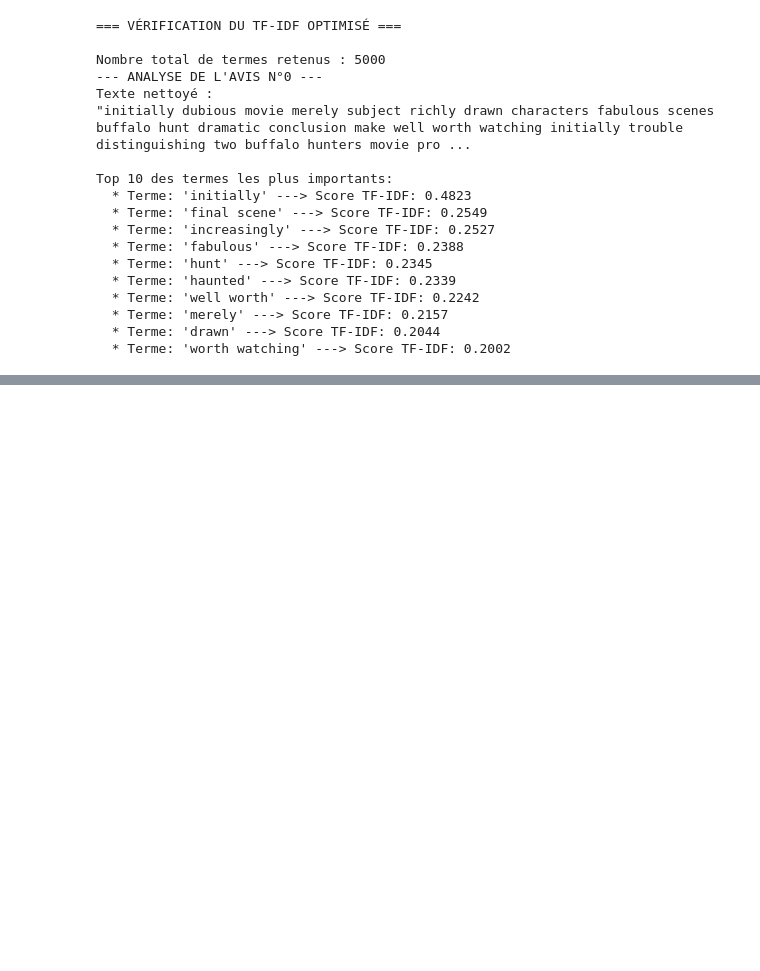
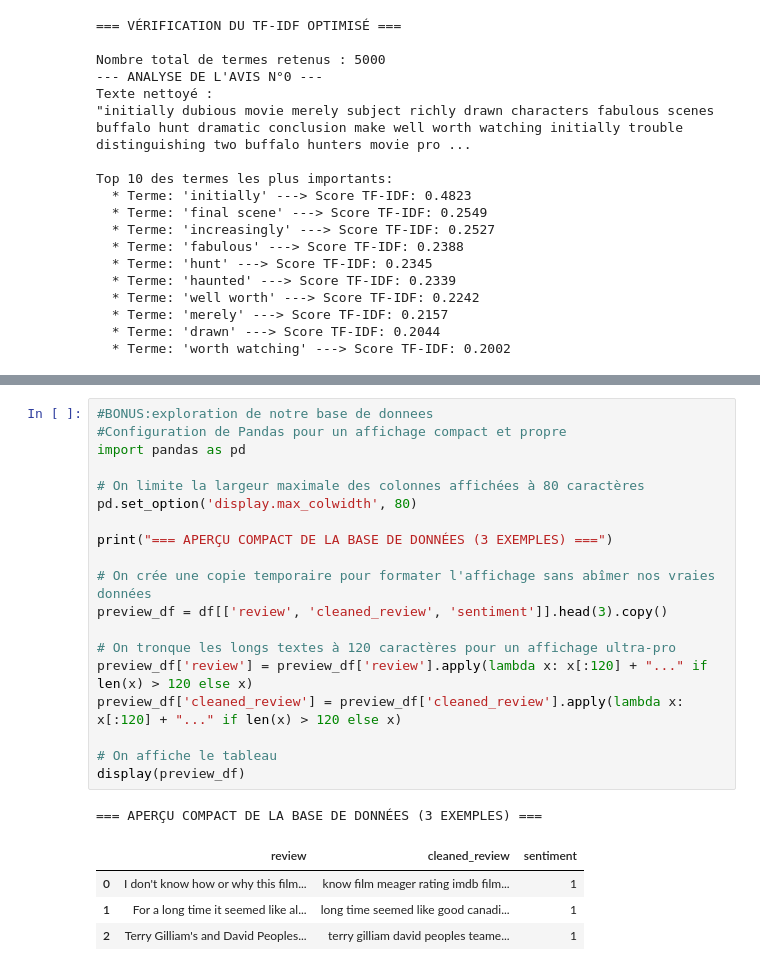
Before and after one commit to pmlade23-droid/Analyse-Sentiment-IMDb., a Jupyter notebook: projet.ipynb, the cells around one changed output, grey strips where cells are left out. Cells and saved outputs as stored; diff of their text form; blank space fills up the shorter version.

```diff
--- a/projet.ipynb
+++ b/projet.ipynb
@@ -334,0 +280,25 @@ looking forward seeing bruce willis especially since remember mesmerised origina
+# %%
+#BONUS:exploration de notre base de donnees
+#Configuration de Pandas pour un affichage compact et propre
+import pandas as pd
+
+# On limite la largeur maximale des colonnes affichées à 80 caractères
+pd.set_option('display.max_colwidth', 80)
+
+print("=== APERÇU COMPACT DE LA BASE DE DONNÉES (3 EXEMPLES) ===")
+
+# On crée une copie temporaire pour formater l'affichage sans abîmer nos vraies données
+preview_df = df[['review', 'cleaned_review', 'sentiment']].head(3).copy()
+
+# On tronque les longs textes à 120 caractères pour un affichage ultra-pro
+preview_df['review'] = preview_df['review'].apply(lambda x: x[:120] + "..." if len(x) > 120 else x)
+preview_df['cleaned_review'] = preview_df['cleaned_review'].apply(lambda x: x[:120] + "..." if len(x) > 120 else x)
+
+# On affiche le tableau
+display(preview_df)
+# %% [output]
+=== APERÇU COMPACT DE LA BASE DE DONNÉES (3 EXEMPLES) ===
+|  | review | cleaned_review | sentiment |
+| 0 | I don't know how or why this film... | know film meager rating imdb film... | 1 |
+| 1 | For a long time it seemed like al... | long time seemed like good canadi... | 1 |
+| 2 | Terry Gilliam's and David Peoples... | terry gilliam david peoples teame... | 1 |
```
Also changed, not shown: parts of 5 cells of this notebook.
